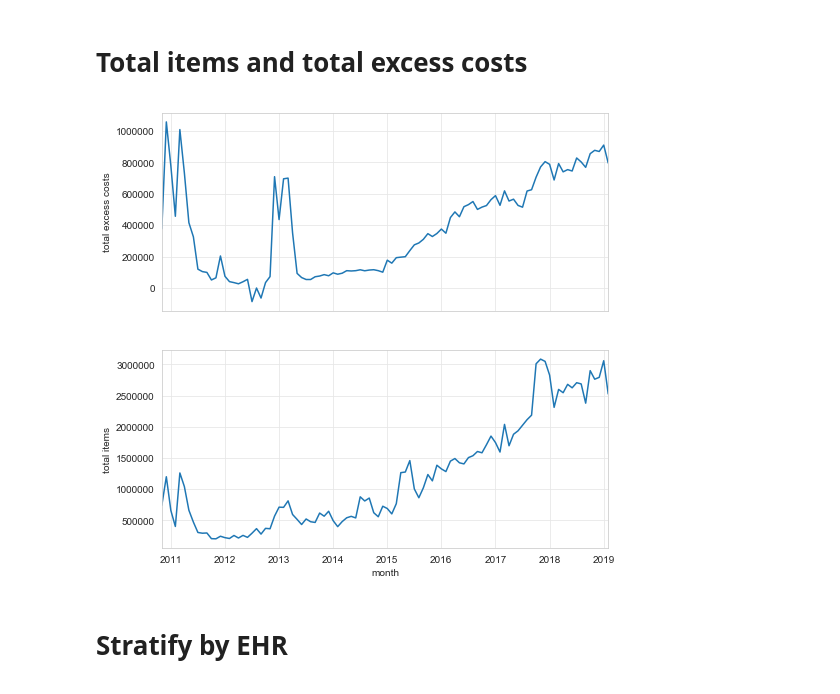
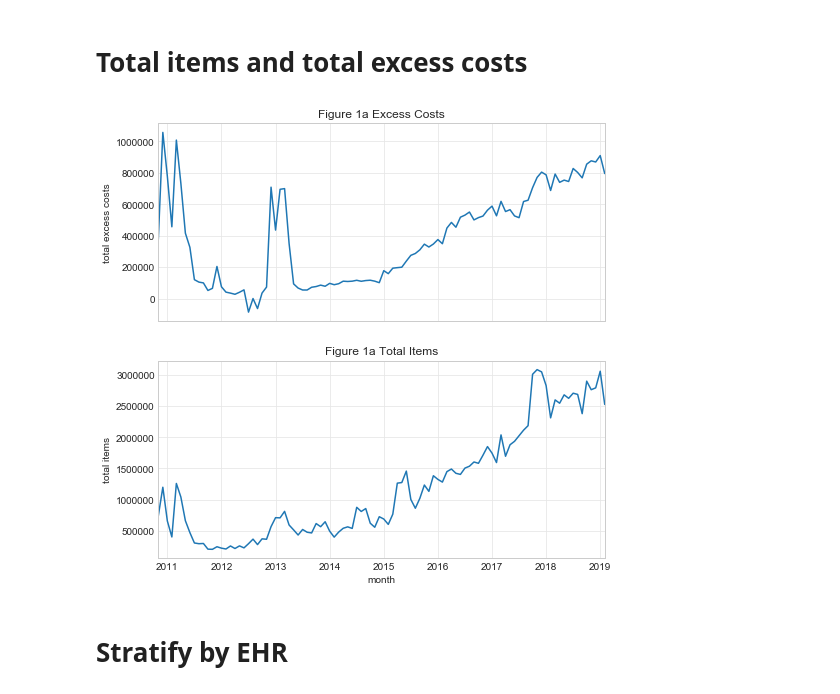
Before and after one commit to ebmdatalab/ghost_branded_generics_paper, a Jupyter notebook: Ghost Branded Generics.ipynb, the cells around one changed output. Drawn from its saved outputs; the diff is of its cells as text; code cells hidden in the pictures.

Commit message:
update titles (again!)

```diff
--- a/Ghost Branded Generics.ipynb
+++ b/Ghost Branded Generics.ipynb
@@ -128,16 +128,18 @@ plt.show()
 # %%
 f = plt.figure(figsize=(8, 8))
 layout = gridspec.GridSpec(2, 1, figure=f)
 top_plot = plt.subplot(layout[0])
 bottom_plot = plt.subplot(layout[1], sharex=top_plot)  # Share the Y axis
 
 ax = practice.groupby('month').sum()['possible_savings'].plot(ax=top_plot)
 ax.set_ylabel('total excess costs')
+ax.set_title('Figure 1a Excess Costs')
 ax = practice.groupby('month').sum()['items'].plot(ax=bottom_plot)
 ax.set_ylabel('total items')
+ax.set_title('Figure 1a Total Items')
 plt.show()
 # %% [output]
-[figure, old version]
+[figure, new version]
 # %% [markdown]
 # Stratify by EHR
 # %%
```
Also changed, not shown: parts of 14 cells of this notebook.
